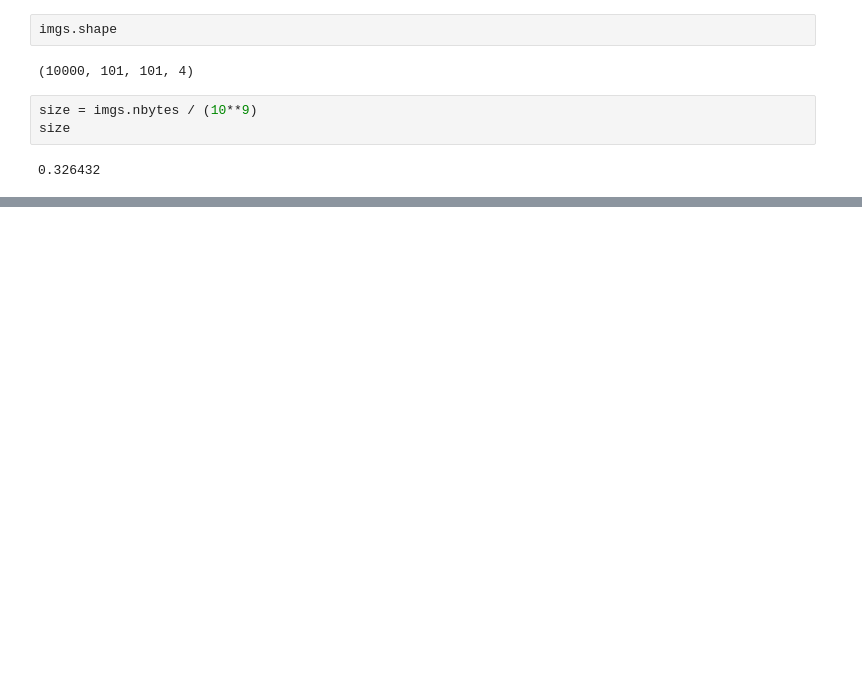
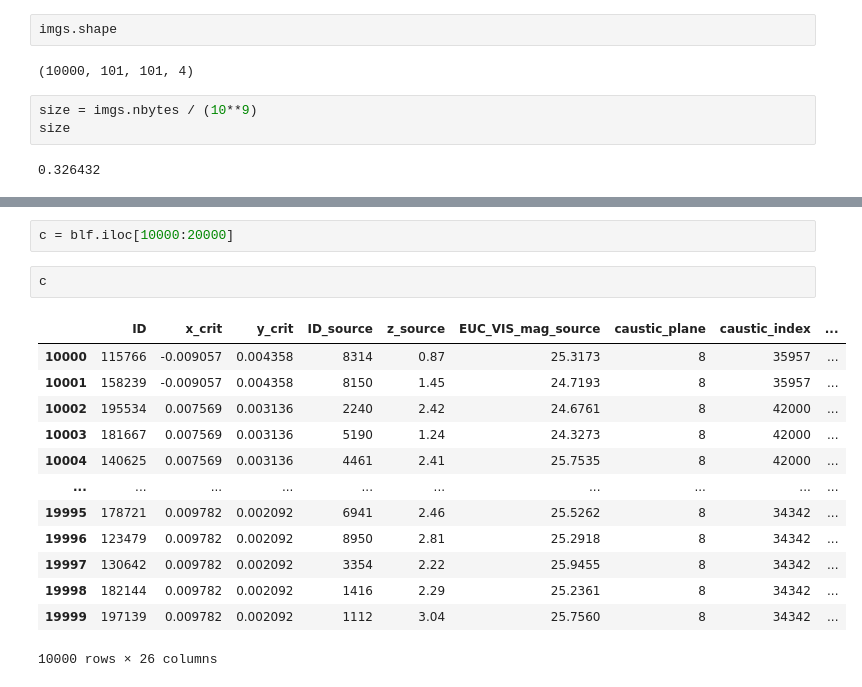
Before and after one commit to vivianemm/GLquasars, a Jupyter notebook: DL.ipynb, the cells around one changed output, grey strips where cells are left out. Cells and saved outputs as stored; diff of their text form; blank space fills up the shorter version.

```diff
--- a/DL.ipynb
+++ b/DL.ipynb
@@ -576,0 +599,18 @@ size
+# %%
+c = blf.iloc[10000:20000]
+# %%
+c
+# %% [output]
+|  | ID | x_crit | y_crit | ID_source | z_source | EUC_VIS_mag_source | caustic_plane | caustic_index | ... |
+| 10000 | 115766 | -0.009057 | 0.004358 | 8314 | 0.87 | 25.3173 | 8 | 35957 | ... |
+| 10001 | 158239 | -0.009057 | 0.004358 | 8150 | 1.45 | 24.7193 | 8 | 35957 | ... |
+| 10002 | 195534 | 0.007569 | 0.003136 | 2240 | 2.42 | 24.6761 | 8 | 42000 | ... |
+| 10003 | 181667 | 0.007569 | 0.003136 | 5190 | 1.24 | 24.3273 | 8 | 42000 | ... |
+| 10004 | 140625 | 0.007569 | 0.003136 | 4461 | 2.41 | 25.7535 | 8 | 42000 | ... |
+| ... | ... | ... | ... | ... | ... | ... | ... | ... | ... |
+| 19995 | 178721 | 0.009782 | 0.002092 | 6941 | 2.46 | 25.5262 | 8 | 34342 | ... |
+| 19996 | 123479 | 0.009782 | 0.002092 | 8950 | 2.81 | 25.2918 | 8 | 34342 | ... |
+| 19997 | 130642 | 0.009782 | 0.002092 | 3354 | 2.22 | 25.9455 | 8 | 34342 | ... |
+| 19998 | 182144 | 0.009782 | 0.002092 | 1416 | 2.29 | 25.2361 | 8 | 34342 | ... |
+| 19999 | 197139 | 0.009782 | 0.002092 | 1112 | 3.04 | 25.7560 | 8 | 34342 | ... |
+10000 rows × 26 columns
```
Also changed, not shown: parts of 5 cells of this notebook, 1 other file.
